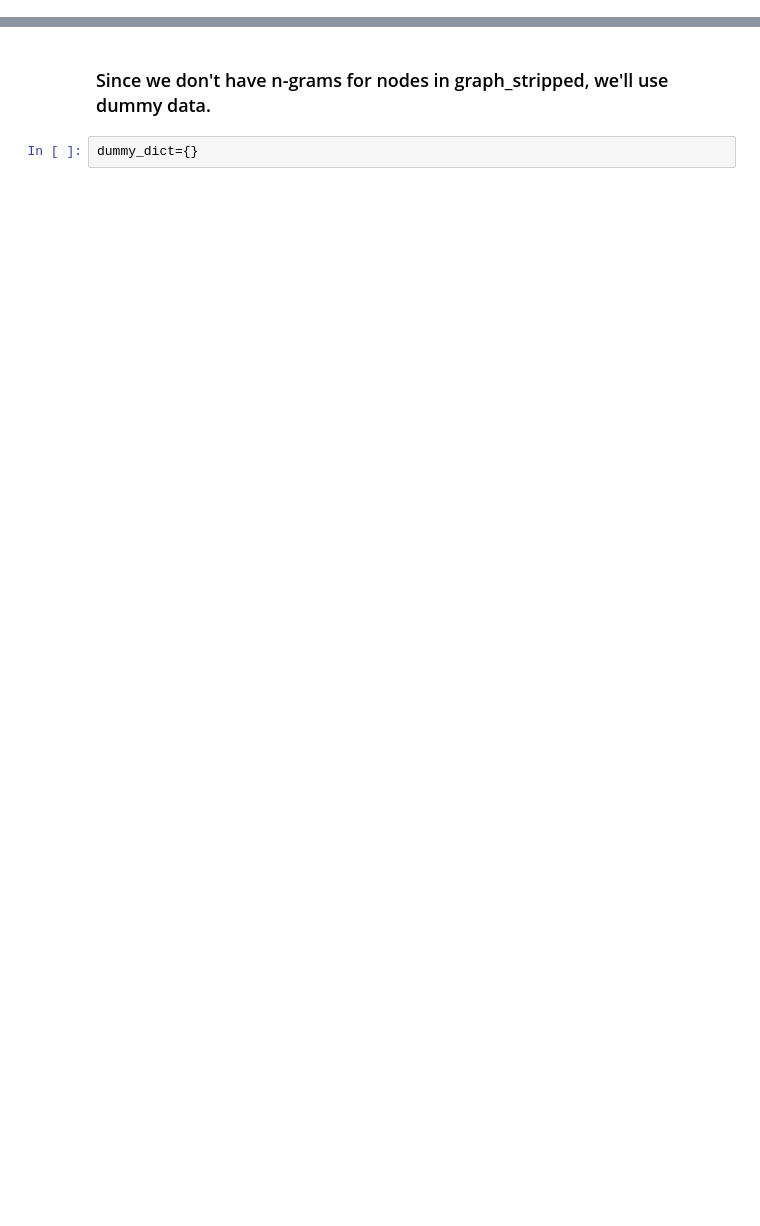
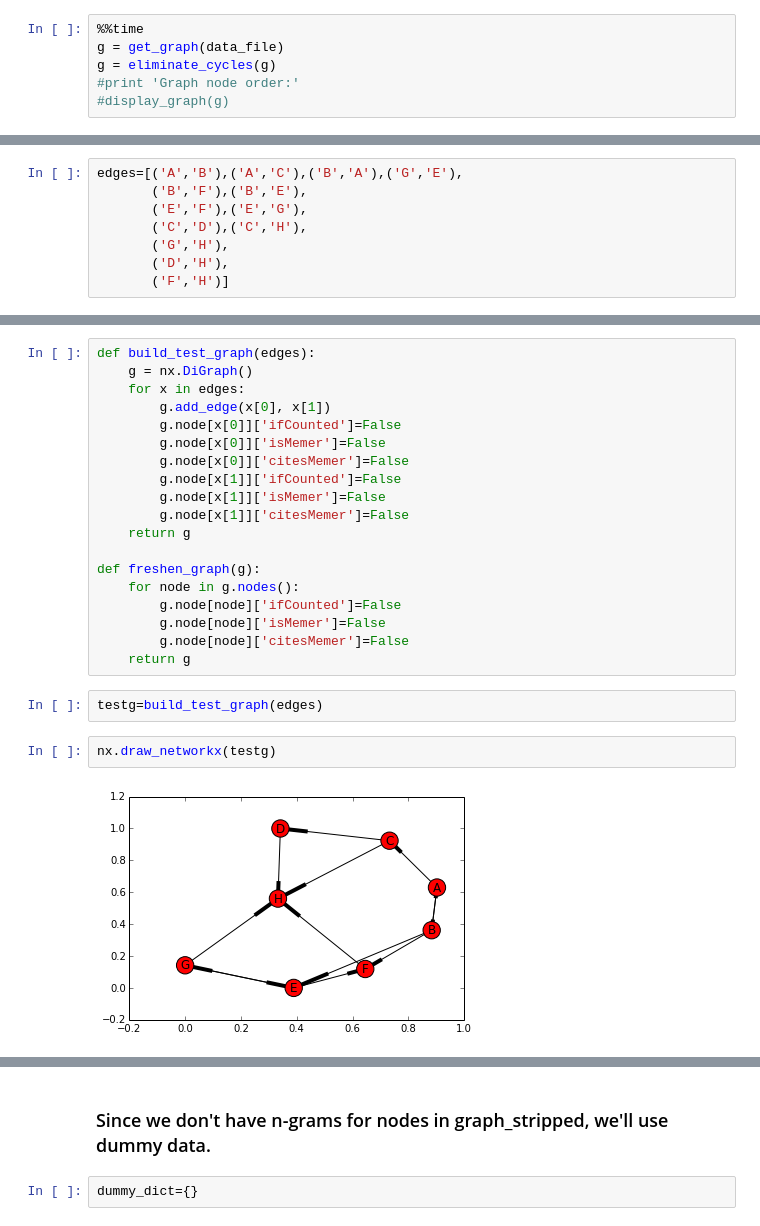
Before and after one commit to adithyap/mlcs16, a Jupyter notebook: CitationGraph/MemeScorer.ipynb, the cells around one changed output, grey strips where cells are left out. Saved outputs shown, nothing was run; the diff lists cells and outputs as text; blank space fills up the shorter version.

Commit message:
tested memescorer for dummy data

```diff
--- a/CitationGraph/MemeScorer.ipynb
+++ b/CitationGraph/MemeScorer.ipynb
@@ -300,0 +139,6 @@ TypeError: gramScorer() takes exactly 4 arguments (3 given)
+# %%
+%%time
+g = get_graph(data_file)
+g = eliminate_cycles(g)
+#print 'Graph node order:'
+#display_graph(g)
@@ -300,0 +289,8 @@ TypeError: gramScorer() takes exactly 4 arguments (3 given)
+# %%
+edges=[('A','B'),('A','C'),('B','A'),('G','E'),
+       ('B','F'),('B','E'),
+       ('E','F'),('E','G'),
+       ('C','D'),('C','H'),
+       ('G','H'),
+       ('D','H'),
+       ('F','H')]
@@ -300,0 +319,25 @@ TypeError: gramScorer() takes exactly 4 arguments (3 given)
+# %%
+def build_test_graph(edges):
+    g = nx.DiGraph()
+    for x in edges:
+        g.add_edge(x[0], x[1])
+        g.node[x[0]]['ifCounted']=False
+        g.node[x[0]]['isMemer']=False
+        g.node[x[0]]['citesMemer']=False
+        g.node[x[1]]['ifCounted']=False
+        g.node[x[1]]['isMemer']=False
+        g.node[x[1]]['citesMemer']=False
+    return g
+
+def freshen_graph(g):
+    for node in g.nodes():
+        g.node[node]['ifCounted']=False
+        g.node[node]['isMemer']=False
+        g.node[node]['citesMemer']=False
+    return g
+# %%
+testg=build_test_graph(edges)
+# %%
+nx.draw_networkx(testg)
+# %% [output]
+[figure, added]
```
Also changed, not shown: parts of 58 cells of this notebook, 4 other files.
